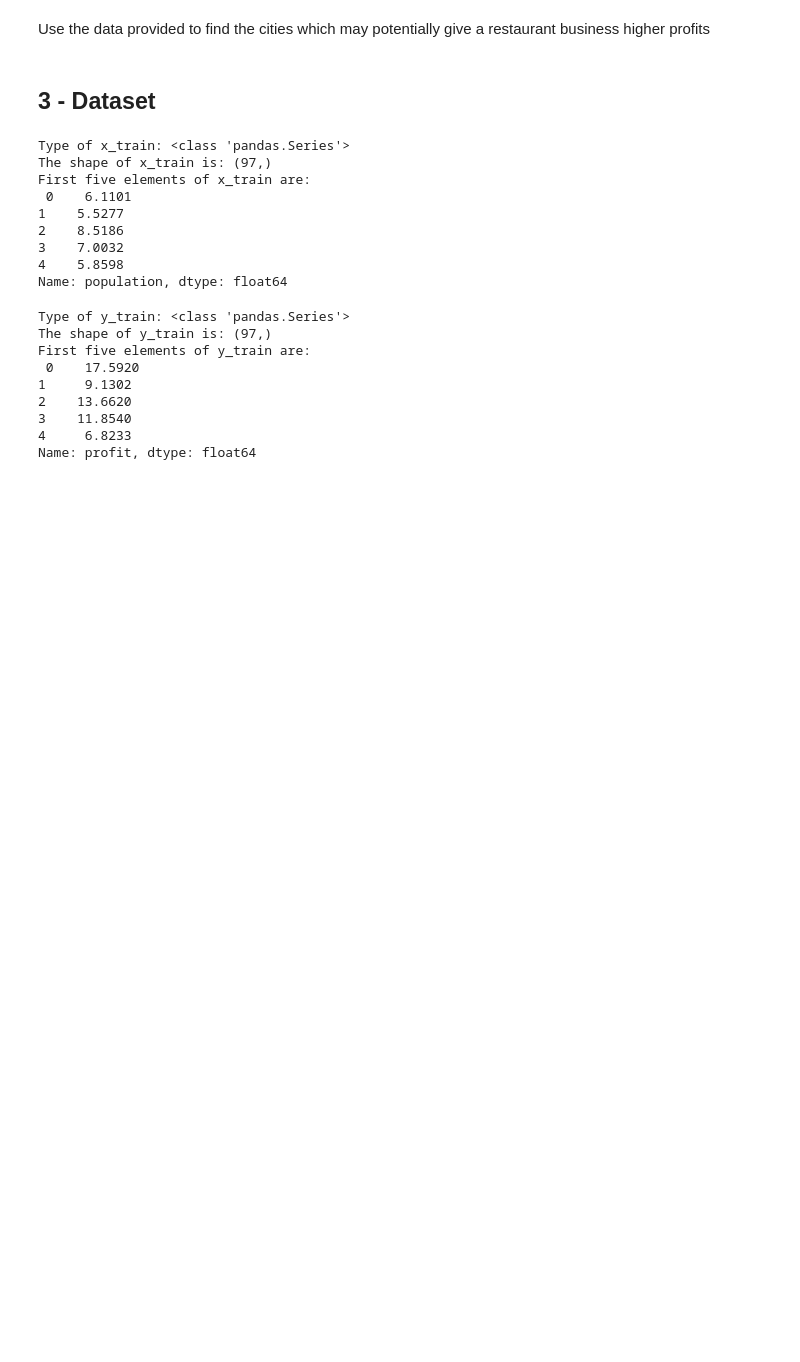
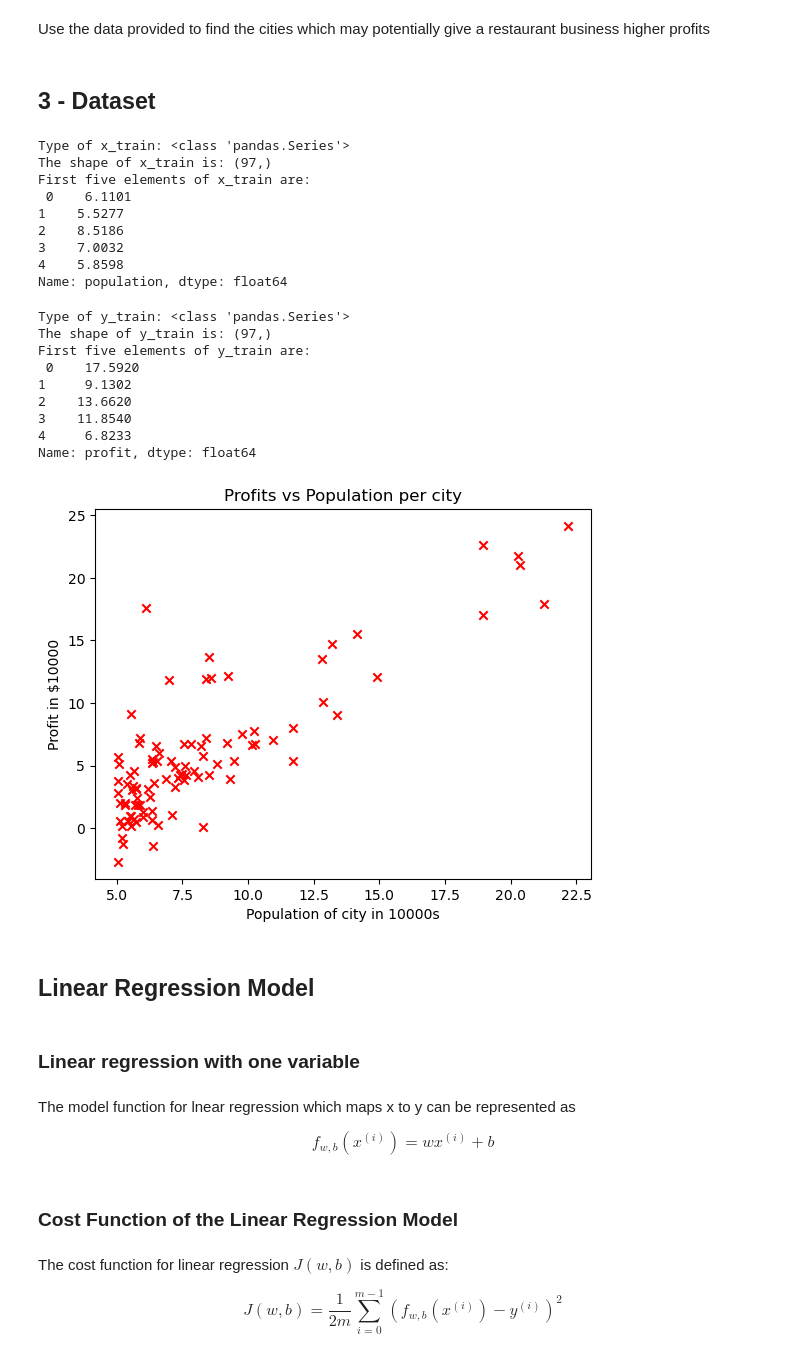
Before and after one commit to Durvankur4/AI_ML, a Jupyter notebook: projects/coursera_andrew_ng/C1_W2_Linear_Regression.ipynb, the cells around one changed output. Drawn from its saved outputs; the diff is of its cells as text; code cells hidden in the pictures; blank space fills up the shorter version.

```diff
--- a/projects/coursera_andrew_ng/C1_W2_Linear_Regression.ipynb
+++ b/projects/coursera_andrew_ng/C1_W2_Linear_Regression.ipynb
@@ -55,3 +55,26 @@ First five elements of y_train are:
 3    11.8540
 4     6.8233
 Name: profit, dtype: float64
+# %%
+plt.scatter(x_train,y_train,marker="x",c="r")
+
+plt.title("Profits vs Population per city")
+plt.ylabel("Profit in $10000")
+plt.xlabel("Population of city in 10000s")
+plt.show()
+# %% [output]
+[figure, added]
+# %% [markdown]
+## Linear Regression Model
+# %% [markdown]
+### Linear regression with one variable
+# %% [markdown]
+The model function for lnear regression which maps x to y can be represented as
+
+$$ f_{w,b}(x^{(i)}) = wx^{(i)} + b$$
+# %% [markdown]
+### Cost Function of the Linear Regression Model
+# %% [markdown]
+The cost function for linear regression $J(w,b)$ is defined as:
+
+$$J(w,b) = \frac{1}{2m} \sum\limits_{i = 0}^{m-1} (f_{w,b}(x^{(i)}) - y^{(i)})^2$$
```
Also changed, not shown: parts of 7 cells of this notebook.
